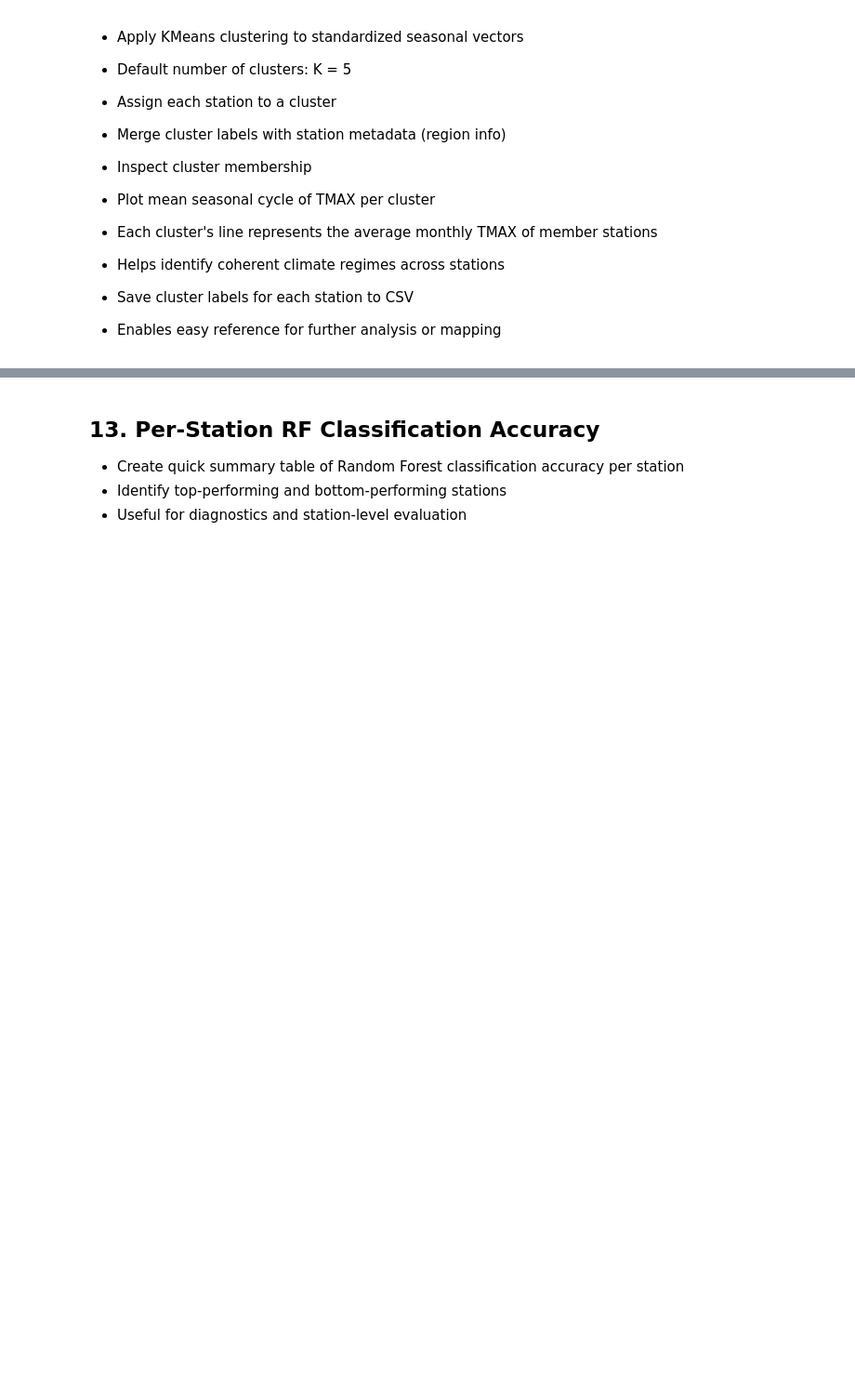
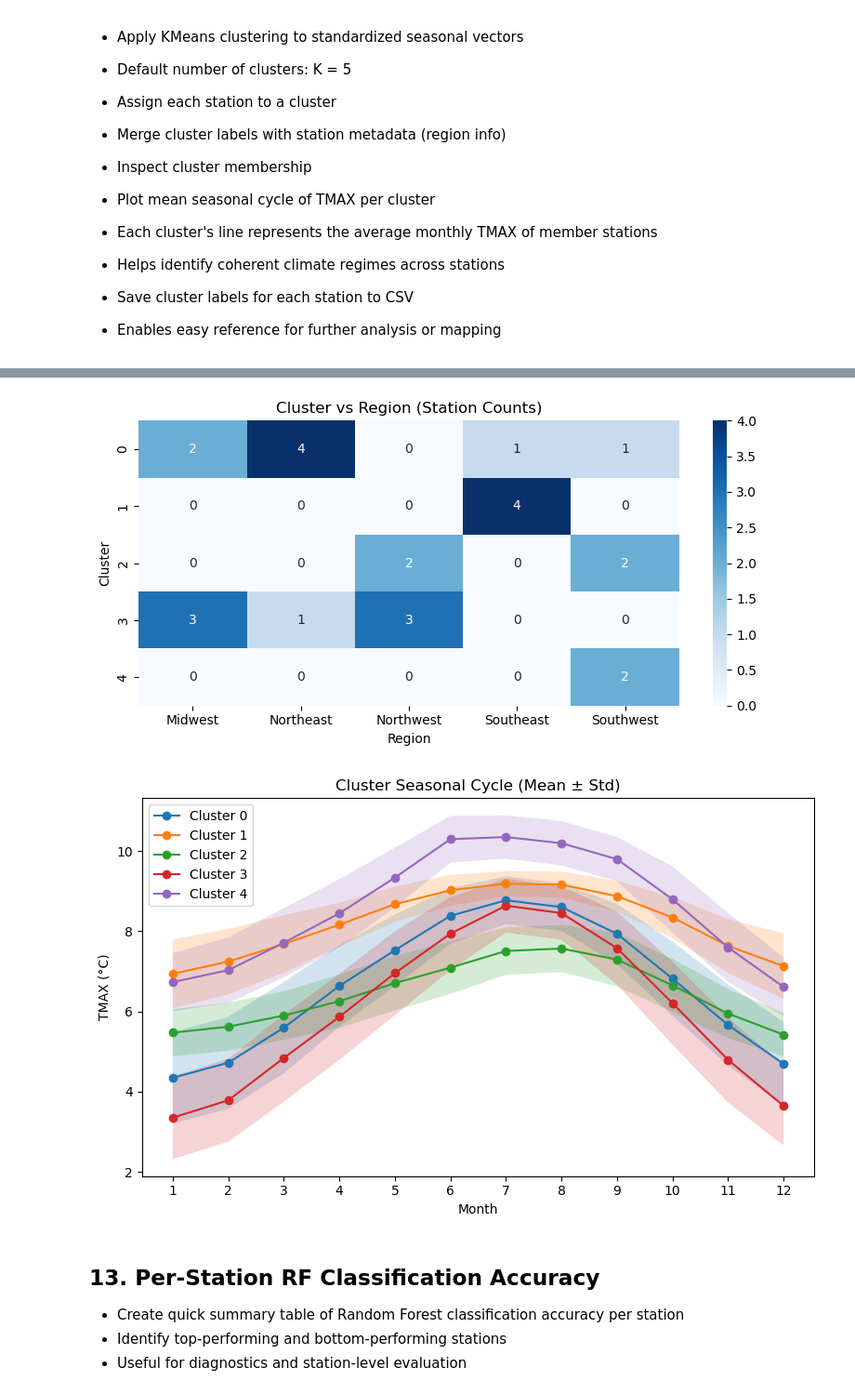
Before and after one commit to njm12-code/ATMS-523-Module-8-Project, a Jupyter notebook: Module_8_HW_Submission.ipynb, the cells around one changed output, grey strips where cells are left out. Shown: that part at 93% size. Cells and saved outputs as stored; diff of their text form; code cells hidden in the pictures; blank space fills up the shorter version.

```diff
--- a/Module_8_HW_Submission.ipynb
+++ b/Module_8_HW_Submission.ipynb
@@ -1136,3 +1128,45 @@ print("\nSaved clustering assignments to station_clusters_kmeans.csv")
+# %%
+import seaborn as sns
+
+# --- Visualization: Cluster vs Region heatmap --- #
+cluster_region_counts = cluster_df.groupby(["cluster","region"])["ghcn_id"].count().unstack(fill_value=0)
+
+plt.figure(figsize=(8,4))
+sns.heatmap(cluster_region_counts, annot=True, fmt="d", cmap="Blues")
+plt.title("Cluster vs Region (Station Counts)")
+plt.ylabel("Cluster")
+plt.xlabel("Region")
+plt.tight_layout()
+plt.show()
+
+# --- Visualization: Monthly mean ± std per cluster --- #
+plt.figure(figsize=(8,5))
+months = np.arange(1,13)
+
+for c in range(K):
+    members = cluster_df[cluster_df["cluster"]==c]["ghcn_id"].tolist()
+    if not members:
+        continue
+    # Extract monthly mean and std for these members
+    member_means = np.array([station_vectors[sid][:12] for sid in members])
+    member_stds  = np.array([station_vectors[sid][12:] for sid in members])
+
+    mean_cycle = member_means.mean(axis=0)
+    std_cycle  = member_stds.mean(axis=0)
+
+    plt.plot(months, mean_cycle, marker="o", label=f"Cluster {c}")
+    plt.fill_between(months, mean_cycle - std_cycle, mean_cycle + std_cycle, alpha=0.2)
+
+plt.xlabel("Month")
+plt.ylabel("TMAX (°C)")
+plt.title("Cluster Seasonal Cycle (Mean ± Std)")
+plt.xticks(months)
+plt.legend()
+plt.tight_layout()
+plt.show()
+# %% [output]
+[figure, added]
+[figure, added]
 # %% [markdown]
 ## 13. Per-Station RF Classification Accuracy
 
```
Also changed, not shown: parts of 11 cells of this notebook.
